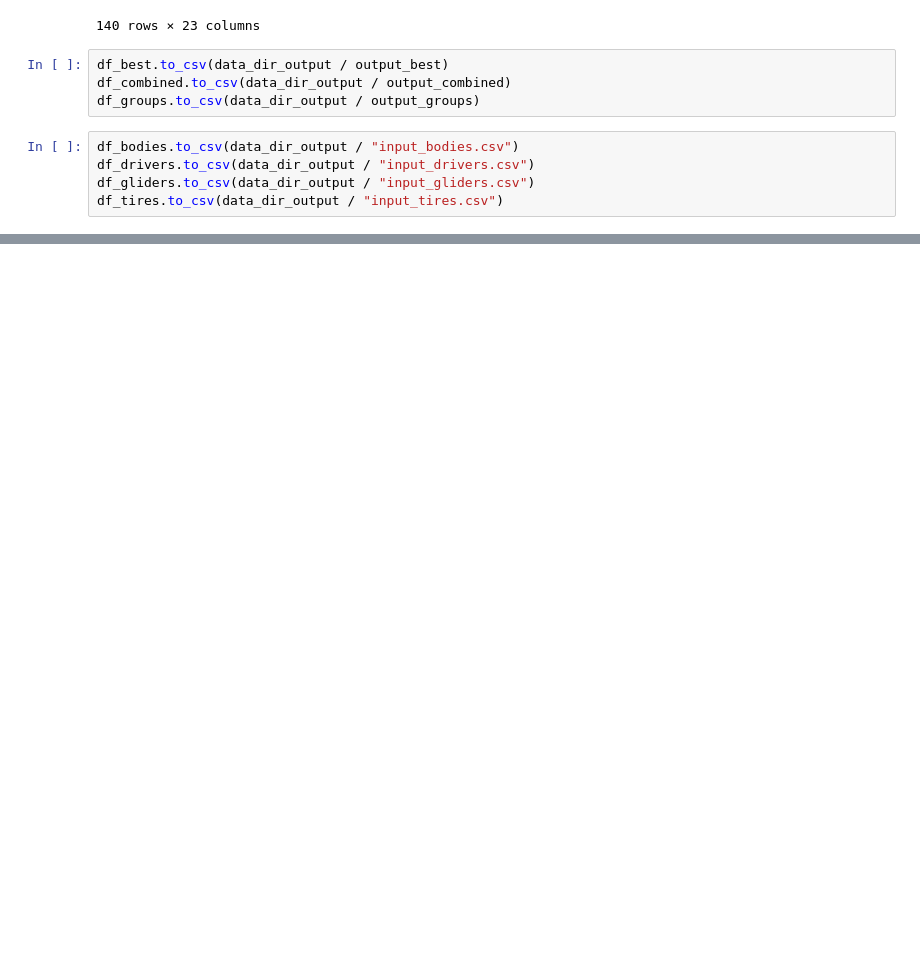
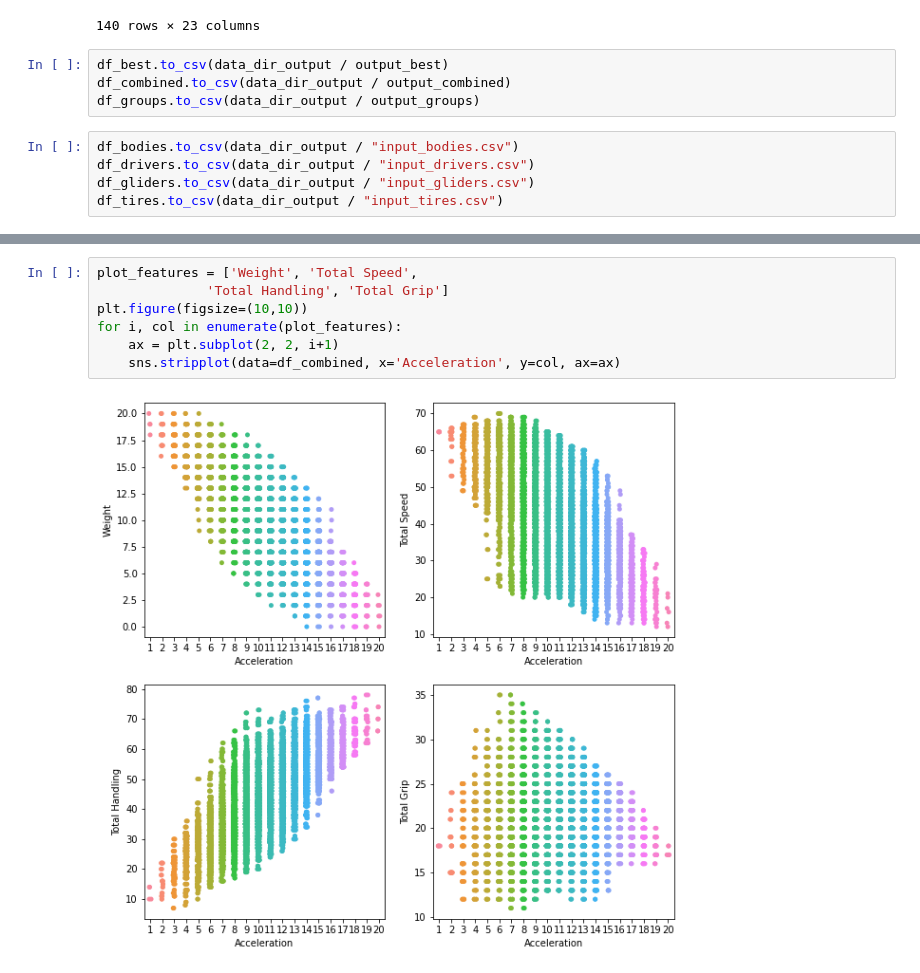
Before and after one commit to dorothyynwong/mario_kart_8_best, a Jupyter notebook: mario-kart-8.ipynb, the cells around one changed output, grey strips where cells are left out. Saved outputs shown, nothing was run; the diff lists cells and outputs as text; blank space fills up the shorter version.

```diff
--- a/mario-kart-8.ipynb
+++ b/mario-kart-8.ipynb
@@ -429,0 +442,9 @@ df_tires.to_csv(data_dir_output / "input_tires.csv")
+# %%
+plot_features = ['Weight', 'Total Speed',
+              'Total Handling', 'Total Grip']
+plt.figure(figsize=(10,10))
+for i, col in enumerate(plot_features):
+    ax = plt.subplot(2, 2, i+1)
+    sns.stripplot(data=df_combined, x='Acceleration', y=col, ax=ax)
+# %% [output]
+[figure, added]
```
Also changed, not shown: parts of 5 cells of this notebook.
